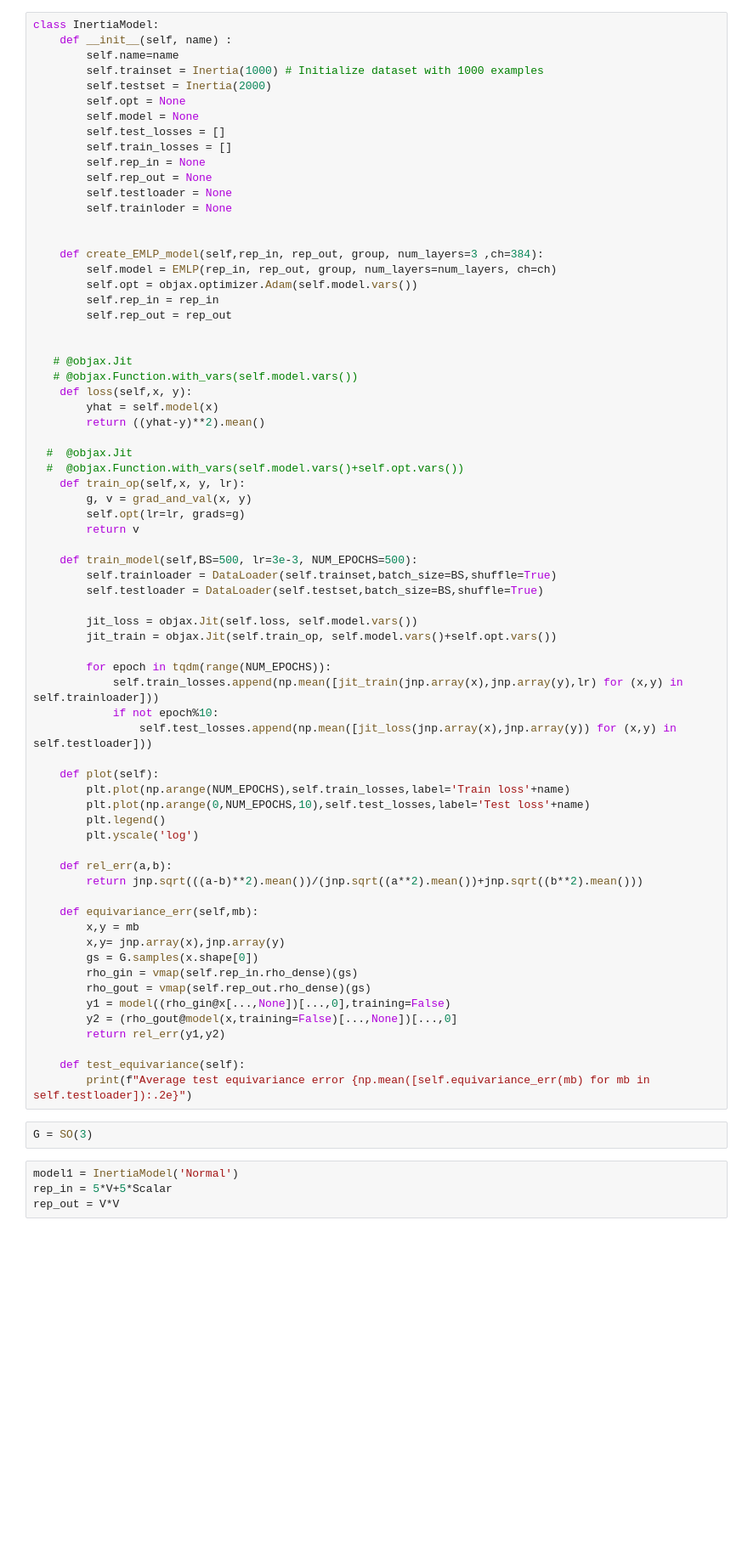
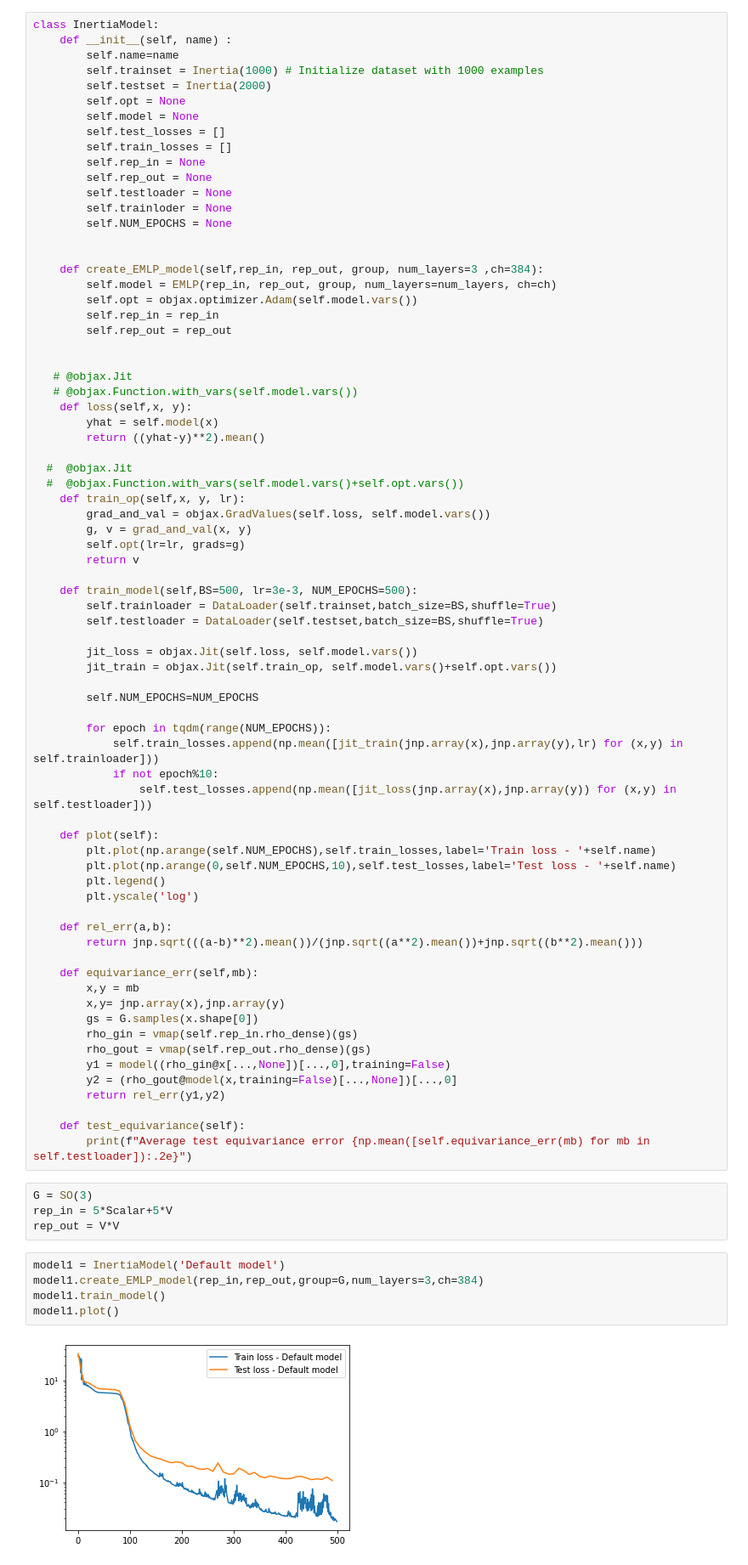
Before and after one commit to QB-TA/HolographicFlow, a Jupyter notebook: Testing_new_packages/Testing_EMLP.ipynb, the cells around one changed output. Shown at 85% size. Saved outputs shown, nothing was run; the diff lists cells and outputs as text; blank space fills up the shorter version.

Commit message:
Test with default model works

```diff
--- a/Testing_new_packages/Testing_EMLP.ipynb
+++ b/Testing_new_packages/Testing_EMLP.ipynb
@@ -30,6 +31,7 @@ class InertiaModel:
         self.rep_out = None
         self.testloader = None
         self.trainloder = None
+        self.NUM_EPOCHS = None
 
 
     def create_EMLP_model(self,rep_in, rep_out, group, num_layers=3 ,ch=384):
@@ -48,6 +50,7 @@ class InertiaModel:
   #  @objax.Jit
   #  @objax.Function.with_vars(self.model.vars()+self.opt.vars())
     def train_op(self,x, y, lr):
+        grad_and_val = objax.GradValues(self.loss, self.model.vars())
         g, v = grad_and_val(x, y)
         self.opt(lr=lr, grads=g)
         return v
@@ -59,14 +62,16 @@ class InertiaModel:
         jit_loss = objax.Jit(self.loss, self.model.vars())
         jit_train = objax.Jit(self.train_op, self.model.vars()+self.opt.vars())
 
+        self.NUM_EPOCHS=NUM_EPOCHS
+
         for epoch in tqdm(range(NUM_EPOCHS)):
             self.train_losses.append(np.mean([jit_train(jnp.array(x),jnp.array(y),lr) for (x,y) in self.trainloader]))
             if not epoch%10:
                 self.test_losses.append(np.mean([jit_loss(jnp.array(x),jnp.array(y)) for (x,y) in self.testloader]))
 
     def plot(self):
-        plt.plot(np.arange(NUM_EPOCHS),self.train_losses,label='Train loss'+name)
-        plt.plot(np.arange(0,NUM_EPOCHS,10),self.test_losses,label='Test loss'+name)
+        plt.plot(np.arange(self.NUM_EPOCHS),self.train_losses,label='Train loss - '+self.name)
+        plt.plot(np.arange(0,self.NUM_EPOCHS,10),self.test_losses,label='Test loss - '+self.name)
         plt.legend()
         plt.yscale('log')
 
@@ -87,7 +92,12 @@ class InertiaModel:
         print(f"Average test equivariance error {np.mean([self.equivariance_err(mb) for mb in self.testloader]):.2e}")
 # %%
 G = SO(3)
+rep_in = 5*Scalar+5*V
+rep_out = V*V
 # %%
-model1 = InertiaModel('Normal')
-rep_in = 5*V+5*Scalar
-rep_out = V*V
+model1 = InertiaModel('Default model')
+model1.create_EMLP_model(rep_in,rep_out,group=G,num_layers=3,ch=384)
+model1.train_model()
+model1.plot()
+# %% [output]
+[figure, added]
```
Also changed, not shown: parts of 2 cells of this notebook.
